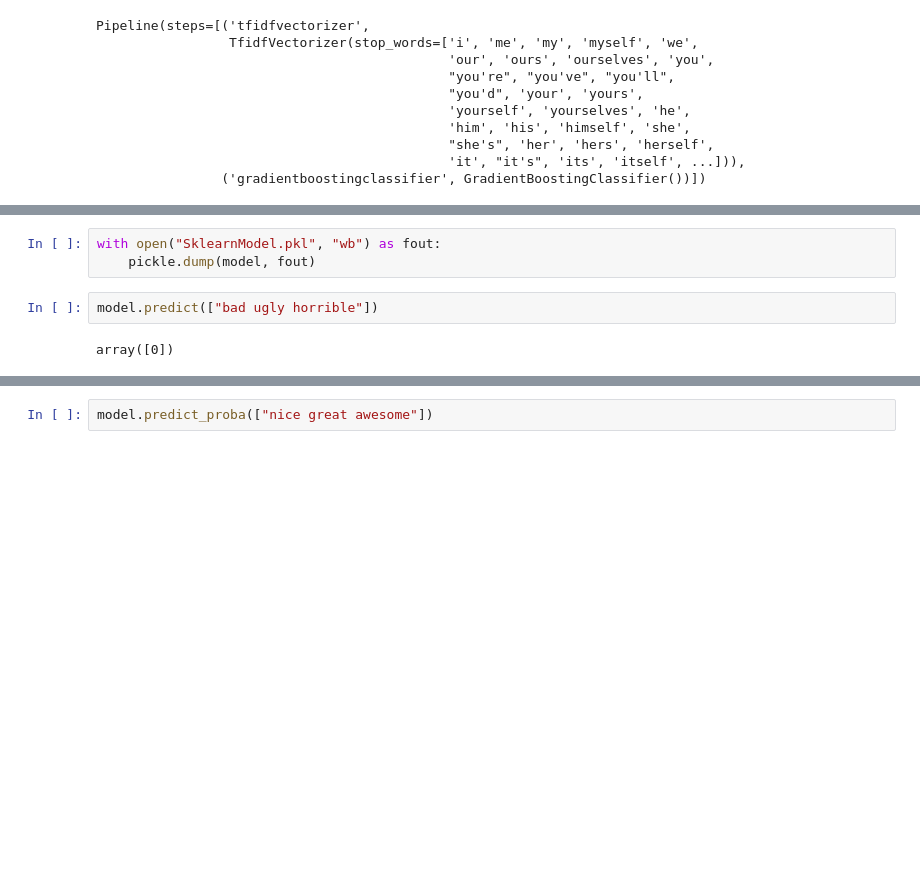
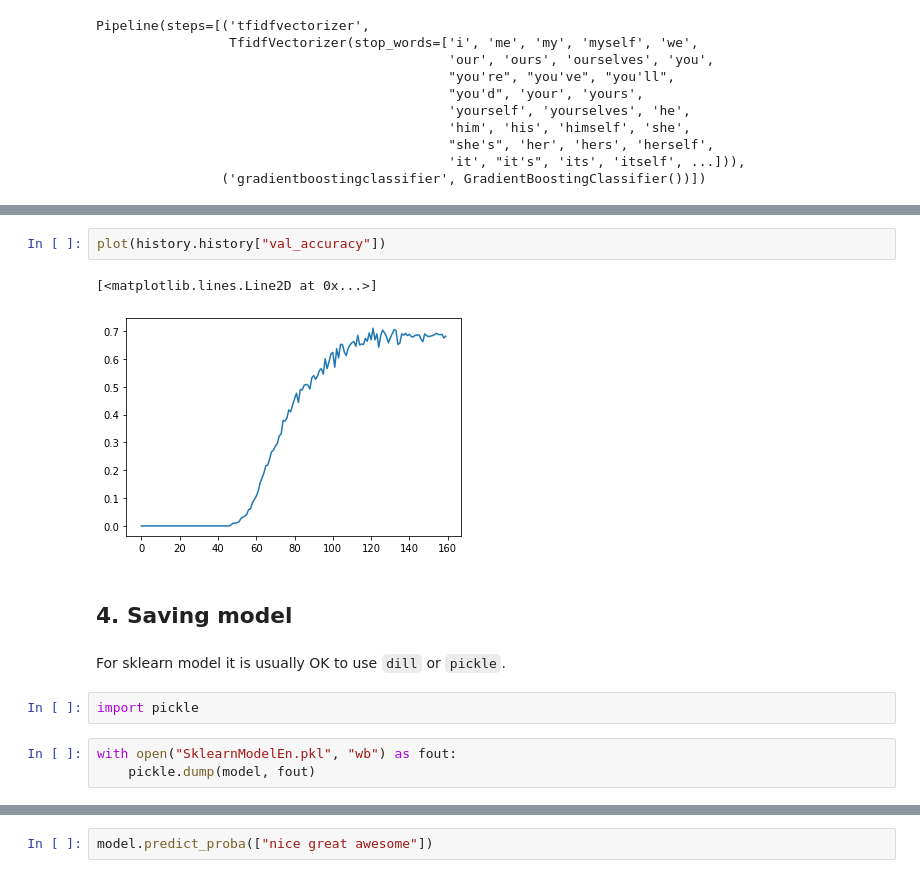
Before and after one commit to tomateit/mlspec-sentiment-demo, a Jupyter notebook: notebooks/creating_classifier_en.ipynb, the cells around one changed output, grey strips where cells are left out. Drawn from its saved outputs; the diff is of its cells as text; blank space fills up the shorter version.

Commit message:
Reworked Eng model notebook and TF experiments

```diff
--- a/notebooks/creating_classifier_en.ipynb
+++ b/notebooks/creating_classifier_en.ipynb
@@ -41,7 +182,14 @@ Pipeline(steps=[('tfidfvectorizer',
+# %%
+plot(history.history["val_accuracy"])
+# %% [output]
+[<matplotlib.lines.Line2D at 0x...>]
+[figure, added]
+# %% [markdown]
+## 4. Saving model
+# %% [markdown]
+For sklearn model it is usually OK to use `dill` or `pickle`.
+# %%
+import pickle
 # %%
-with open("SklearnModel.pkl", "wb") as fout:
+with open("SklearnModelEn.pkl", "wb") as fout:
     pickle.dump(model, fout)
-# %%
-model.predict(["bad ugly horrible"])
-# %% [output]
-array([0])
```
Also changed, not shown: parts of 25 cells of this notebook.
